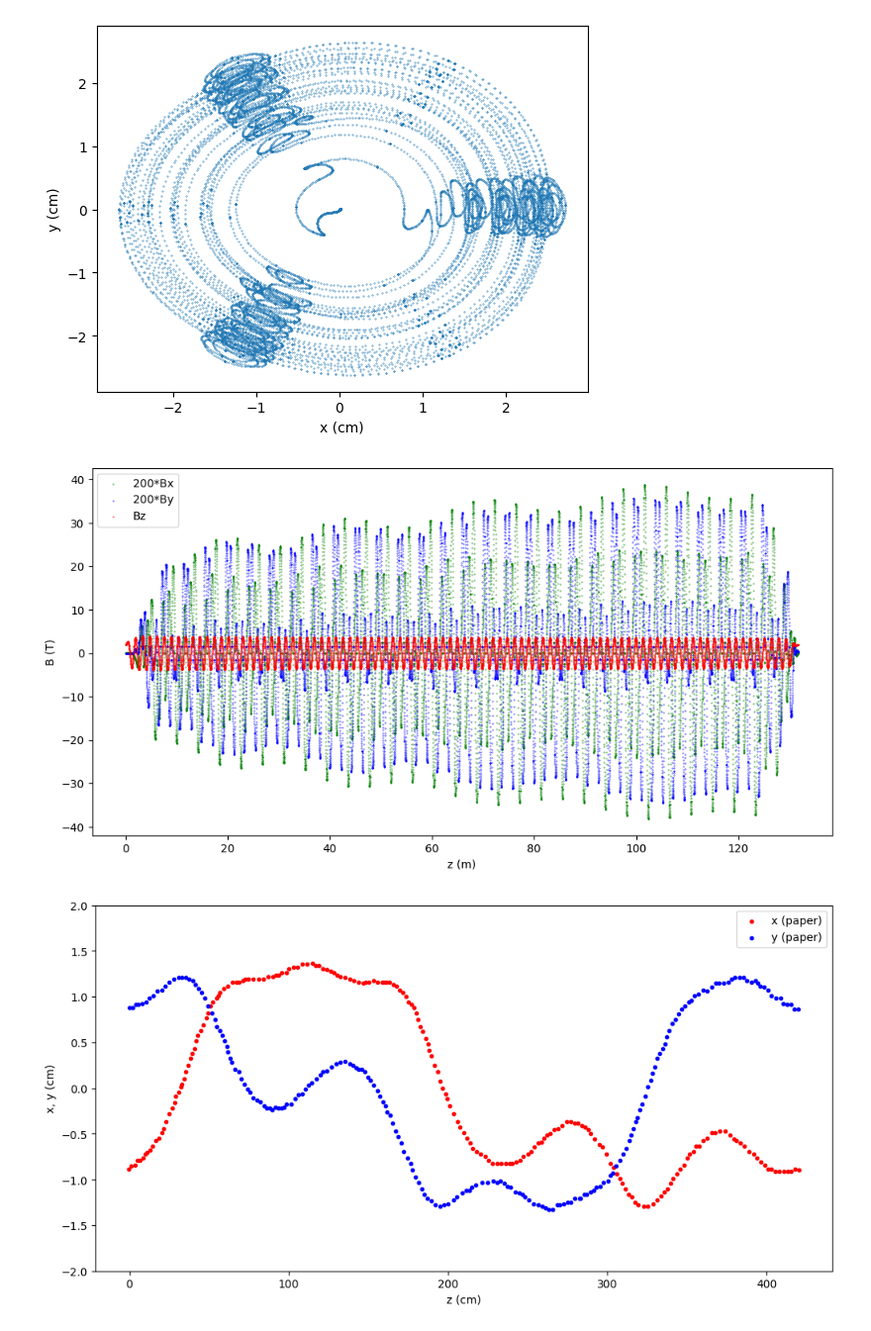
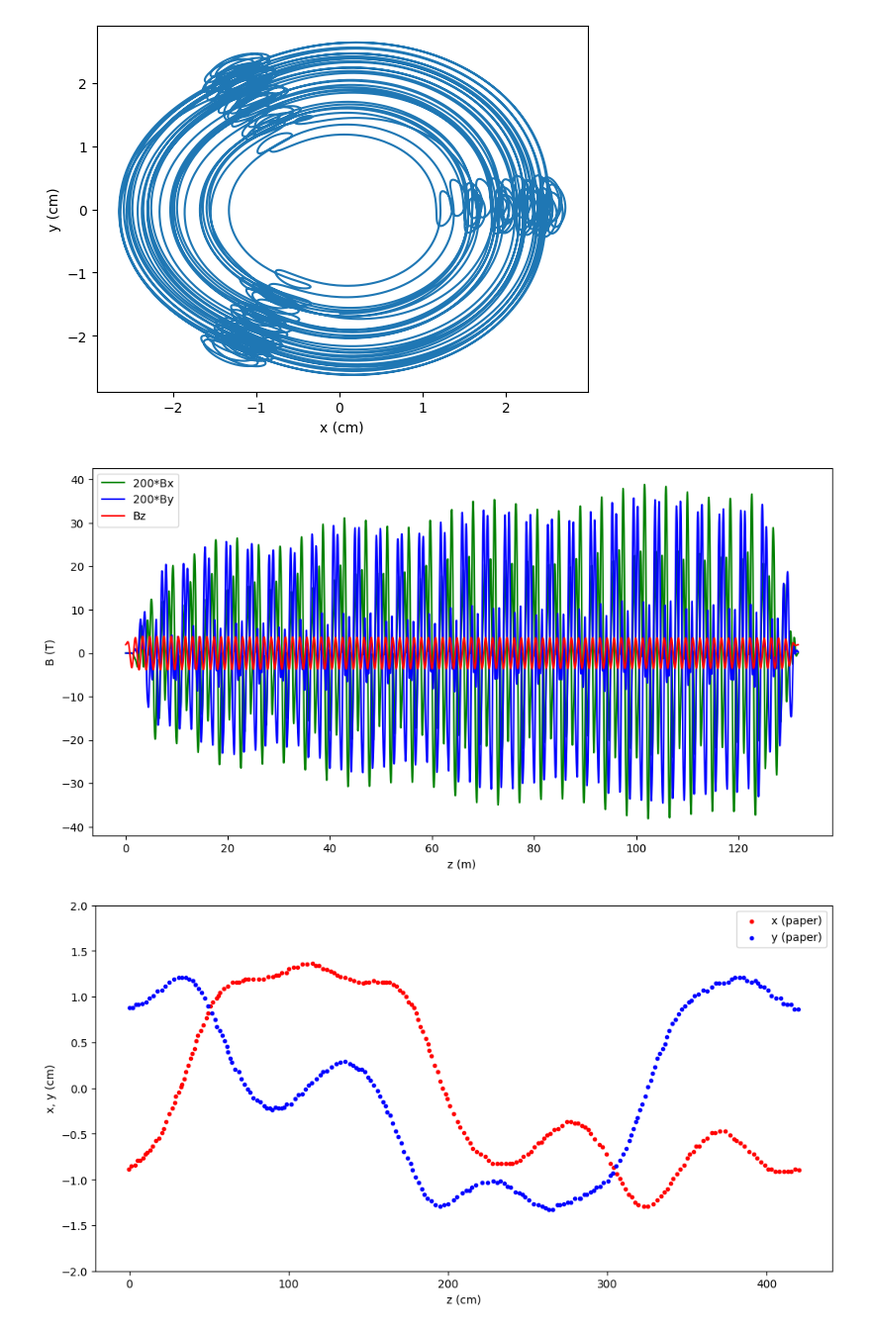
Before and after one commit to criggall/muon-cooling, a Jupyter notebook: plot-reference-particle.ipynb, the cells around one changed output. Shown at 99% size. Drawn from its saved outputs; the diff is of its cells as text; code cells hidden in the pictures.

```diff
--- a/plot-reference-particle.ipynb
+++ b/plot-reference-particle.ipynb
@@ -65,24 +67,28 @@ plt.show()
 # %%
-# Plot projection in x-y plane:
+# Plot projection in x-y plane (for periodic section only):
 plt.figure()
-plt.scatter(x_vals,y_vals,s=0.1)
+# plt.scatter(x_vals,y_vals,s=0.1)
+plt.plot(x_vals[period_start_indices[2]:],y_vals[period_start_indices[2]:])
 plt.xlabel('x (cm)')
 plt.ylabel('y (cm)')
 plt.show()
 # %% [output]
-[figure, old version]
+[figure, new version]
 # %%
 # Plot magnetic field for entire channel:
 plt.figure(figsize = (12,6))
-plt.scatter(z_vals,Bx_vals,color='green',label='200*Bx',s=0.1)
-plt.scatter(z_vals,By_vals,color='blue',label='200*By',s=0.1)
-plt.scatter(z_vals,Bz_vals,color='red',label='Bz',s=0.1)
+# plt.scatter(z_vals,Bx_vals,color='green',label='200*Bx',s=0.1)
+# plt.scatter(z_vals,By_vals,color='blue',label='200*By',s=0.1)
+# plt.scatter(z_vals,Bz_vals,color='red',label='Bz',s=0.1)
+plt.plot(z_vals,Bx_vals,color='green',label='200*Bx')
+plt.plot(z_vals,By_vals,color='blue',label='200*By')
+plt.plot(z_vals,Bz_vals,color='red',label='Bz')
 plt.xlabel('z (m)')
 plt.ylabel('B (T)')
 plt.legend()
 plt.show()
 # %% [output]
-[figure, old version]
+[figure, new version]
 # %%
 # Load data from paper -- for single period:
 paper_data_dir = '/Users/criggall/Documents/muon-cooling/Paper-Data/'
```
Also changed, not shown: parts of 13 cells of this notebook, 14 other files.
